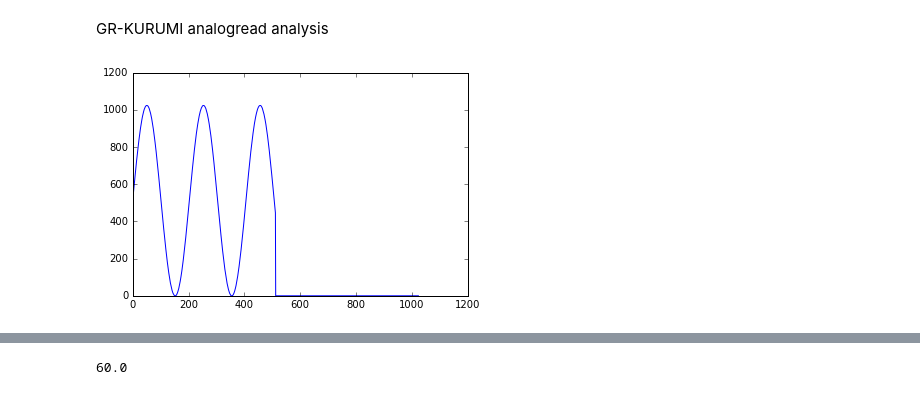
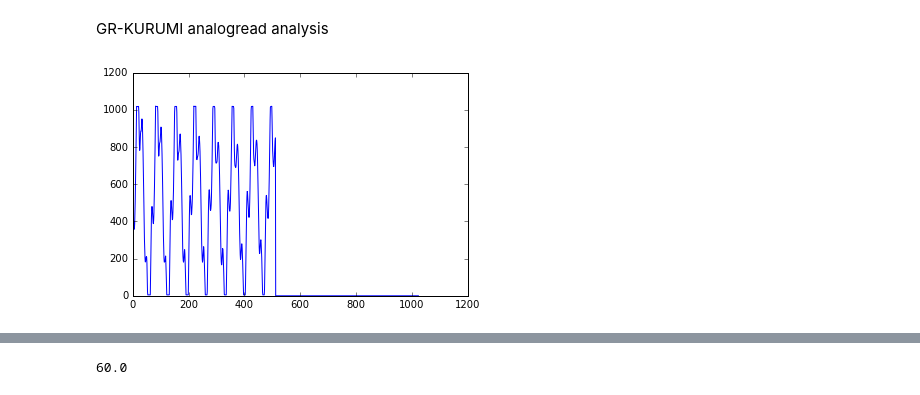
Before and after one commit to hamling-ling/OsakanaFFT, a Jupyter notebook: research/kurumi.ipynb, the cells around one changed output, grey strips where cells are left out. Drawn from its saved outputs; the diff is of its cells as text; code cells hidden in the pictures.

```diff
--- a/research/kurumi.ipynb
+++ b/research/kurumi.ipynb
@@ -8,13 +8,13 @@ GR-KURUMI analogread analysis
 # %%
 N=1024 #adc=N\2
 N2=int(N/2)
-data=np.loadtxt('kurumi_1024_LowC1.dat', delimiter=',')
+data=np.loadtxt('kurumi_1024_LowG0.dat', delimiter=',')
 ts = np.linspace(0,N,N);
 plt.plot(ts,data[0:N])
 
 sig=np.sin(5*2*np.pi * ts)+1
 sig=sig*512
 #plt.plot(ts,data[0:N], ts+55,data[0:N], ts,sig)
 plt.show()
 # %% [output]
-[figure, old version]
+[figure, new version]
```
Also changed, not shown: parts of 7 cells of this notebook, 3 other files.
